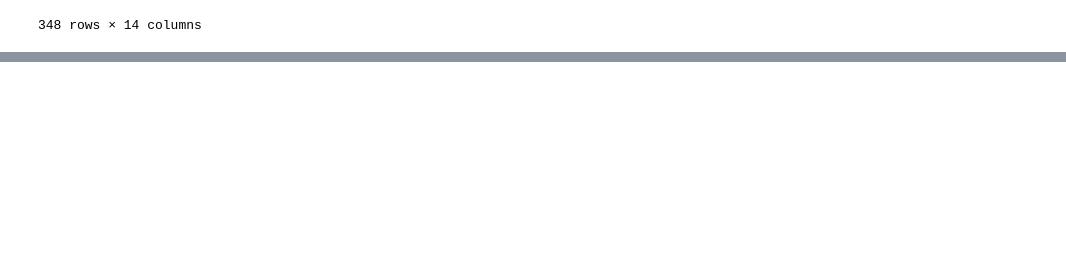
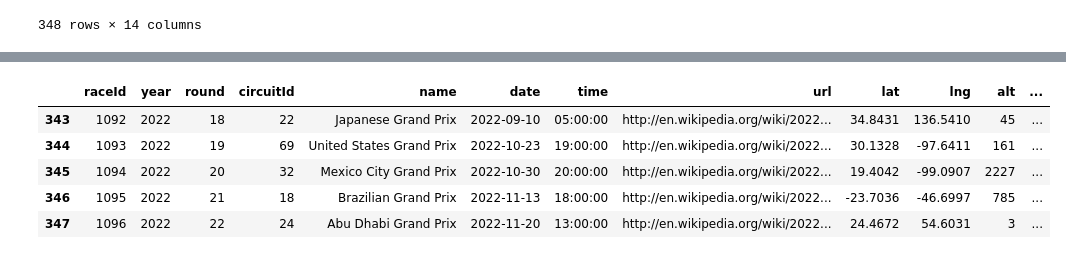
Before and after one commit to tkashdat/Portfolio, a Jupyter notebook: notebooks/F1Predictions.ipynb, the cells around one changed output, grey strips where cells are left out. Cells and saved outputs as stored; diff of their text form; code cells hidden in the pictures; blank space fills up the shorter version.

```diff
--- a/notebooks/F1Predictions.ipynb
+++ b/notebooks/F1Predictions.ipynb
@@ -690,0 +748,9 @@ racesdf.loc[racesdf['raceId']== 847]
+# %%
+racesdf.tail()
+# %% [output]
+|  | raceId | year | round | circuitId | name | date | time | url | lat | lng | alt | ... |
+| 343 | 1092 | 2022 | 18 | 22 | Japanese Grand Prix | 2022-09-10 | 05:00:00 | http://en.wikipedia.org/wiki/2022... | 34.8431 | 136.5410 | 45 | ... |
+| 344 | 1093 | 2022 | 19 | 69 | United States Grand Prix | 2022-10-23 | 19:00:00 | http://en.wikipedia.org/wiki/2022... | 30.1328 | -97.6411 | 161 | ... |
+| 345 | 1094 | 2022 | 20 | 32 | Mexico City Grand Prix | 2022-10-30 | 20:00:00 | http://en.wikipedia.org/wiki/2022... | 19.4042 | -99.0907 | 2227 | ... |
+| 346 | 1095 | 2022 | 21 | 18 | Brazilian Grand Prix | 2022-11-13 | 18:00:00 | http://en.wikipedia.org/wiki/2022... | -23.7036 | -46.6997 | 785 | ... |
+| 347 | 1096 | 2022 | 22 | 24 | Abu Dhabi Grand Prix | 2022-11-20 | 13:00:00 | http://en.wikipedia.org/wiki/2022... | 24.4672 | 54.6031 | 3 | ... |
```
Also changed, not shown: parts of 9 cells of this notebook.
